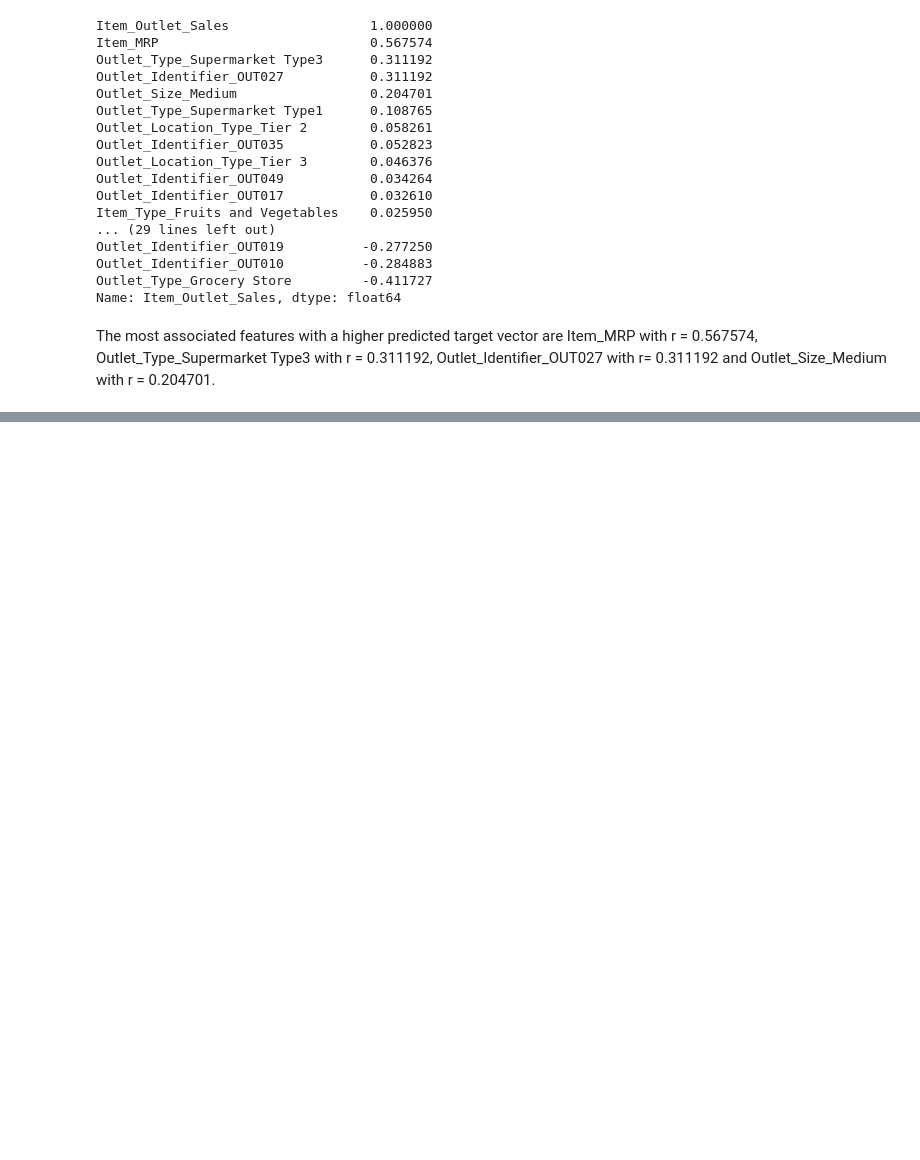
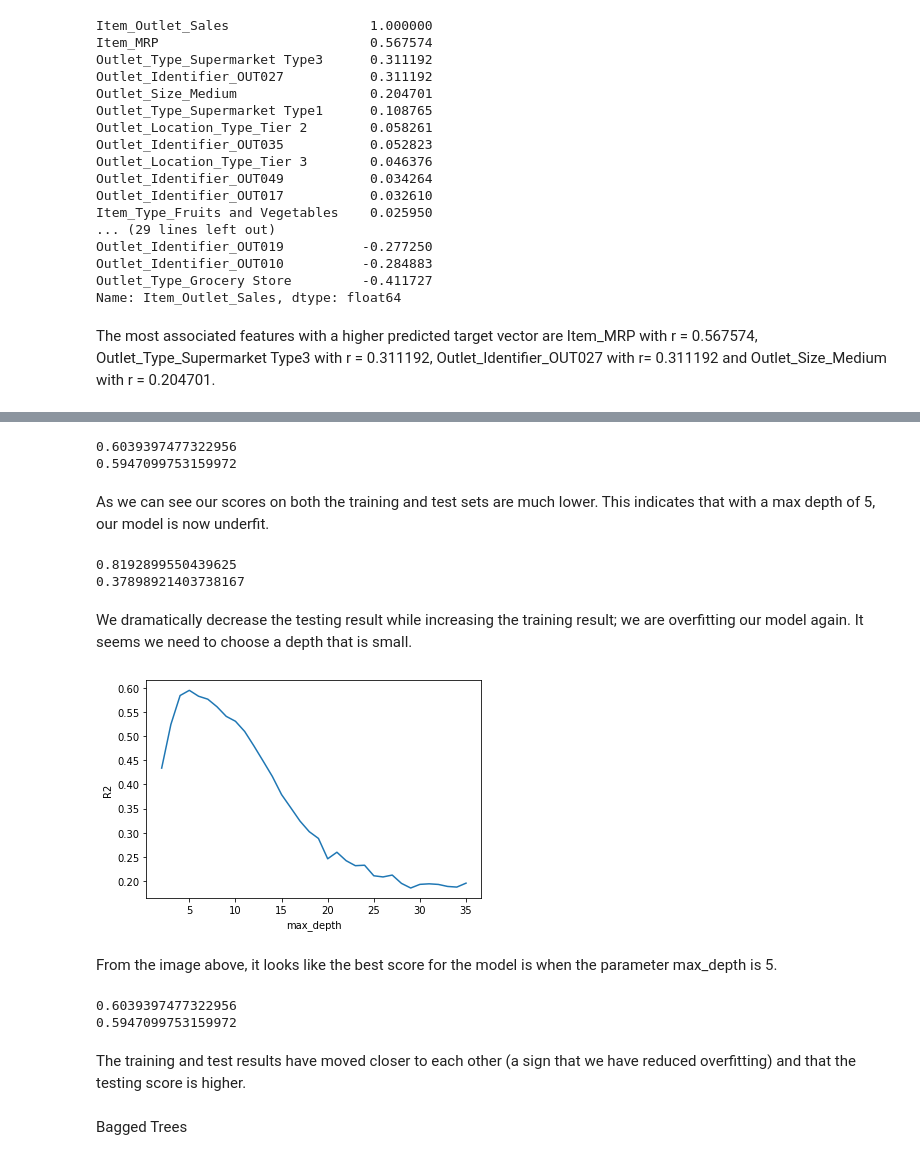
Before and after one commit to Manel-MH/Sales-Predictions, a Jupyter notebook: Project1_Sales_Predictions.ipynb, the cells around one changed output, grey strips where cells are left out. Drawn from its saved outputs; the diff is of its cells as text; code cells hidden in the pictures; blank space fills up the shorter version.

```diff
--- a/Project1_Sales_Predictions.ipynb
+++ b/Project1_Sales_Predictions.ipynb
@@ -568,0 +618,4 @@ Outlet_Size_Medium    with r =             0.204701.
+# %%
+#Step 3: Fit the model using your training data.
+#The model is learning the relationship between the features (X) and the target (y)
+dec_tree.fit(X_train, y_train)
@@ -568,0 +667,65 @@ Outlet_Size_Medium    with r =             0.204701.
+# %%
+#Hyperparameters tuning
+# Let's go extreme and set our max depth to 5
+dec_tree_2 = DecisionTreeRegressor(max_depth = 5, random_state = 42)
+dec_tree_2.fit(X_train, y_train)
+train_2_score = dec_tree_2.score(X_train, y_train)
+test_2_score = dec_tree_2.score(X_test, y_test)
+print(train_2_score)
+print(test_2_score)
+# %% [output]
+0.6039397477322956
+0.5947099753159972
+# %% [markdown]
+As we can see our scores on both the training and test sets are much lower. This indicates that with a max depth of 5, our model is now underfit.
+# %%
+#results with a max depth of 15?
+dec_tree_15 = DecisionTreeRegressor(max_depth = 15, random_state = 42)
+dec_tree_15.fit(X_train, y_train)
+train_15_score = dec_tree_15.score(X_train, y_train)
+test_15_score = dec_tree_15.score(X_test, y_test)
+print(train_15_score)
+print(test_15_score)
+# %% [output]
+0.8192899550439625
+0.37898921403738167
+# %% [markdown]
+We dramatically decrease the testing result while increasing the training result; we are overfitting our model again. It seems we need to choose a depth that is small.
+# %%
+# List of values to try for max_depth:
+max_depth_range = list(range(2, 36)) # will try every value between 2 and 36
+# List to store the score for each value of max_depth:
+r2 = []
+for depth in max_depth_range:
+    dec_tree = DecisionTreeRegressor(max_depth = depth,
+                             random_state = 42)
+    dec_tree.fit(X_train, y_train)
+    score = dec_tree.score(X_test, y_test)
+    r2.append(score)
+# %%
+#To help us see the results of trying various tree depths,
+#the following code creates a visualization of R2 vs max_depth
+# Visualize which max_depth leads to the highest r2 score
+import matplotlib.pyplot as plt
+plt.plot(max_depth_range, r2)
+plt.xlabel('max_depth')
+plt.ylabel('R2');
+# %% [output]
+[figure, added]
+# %% [markdown]
+From the image above, it looks like the best score for the model is when the parameter max_depth is 5.
+# %%
+# Let's run the model with our optimized value for max_depth
+dec_tree_5 = DecisionTreeRegressor(max_depth = 5, random_state = 42)
+dec_tree_5.fit(X_train, y_train)
+train_5_score = dec_tree_5.score(X_train, y_train)
+test_5_score = dec_tree_5.score(X_test, y_test)
+print(train_5_score)
+print(test_5_score)
+# %% [output]
+0.6039397477322956
+0.5947099753159972
+# %% [markdown]
+The training and test results have moved closer to each other (a sign that we have reduced overfitting) and that the testing score is higher.
+# %% [markdown]
+Bagged Trees
```
Also changed, not shown: parts of 40 cells of this notebook.
